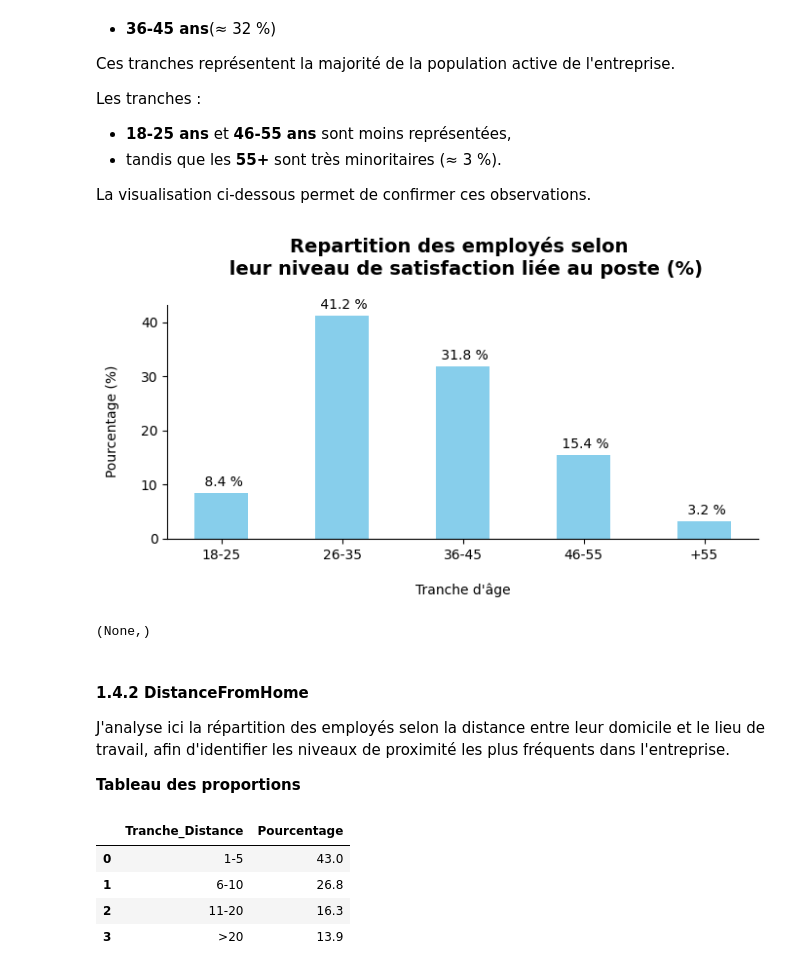
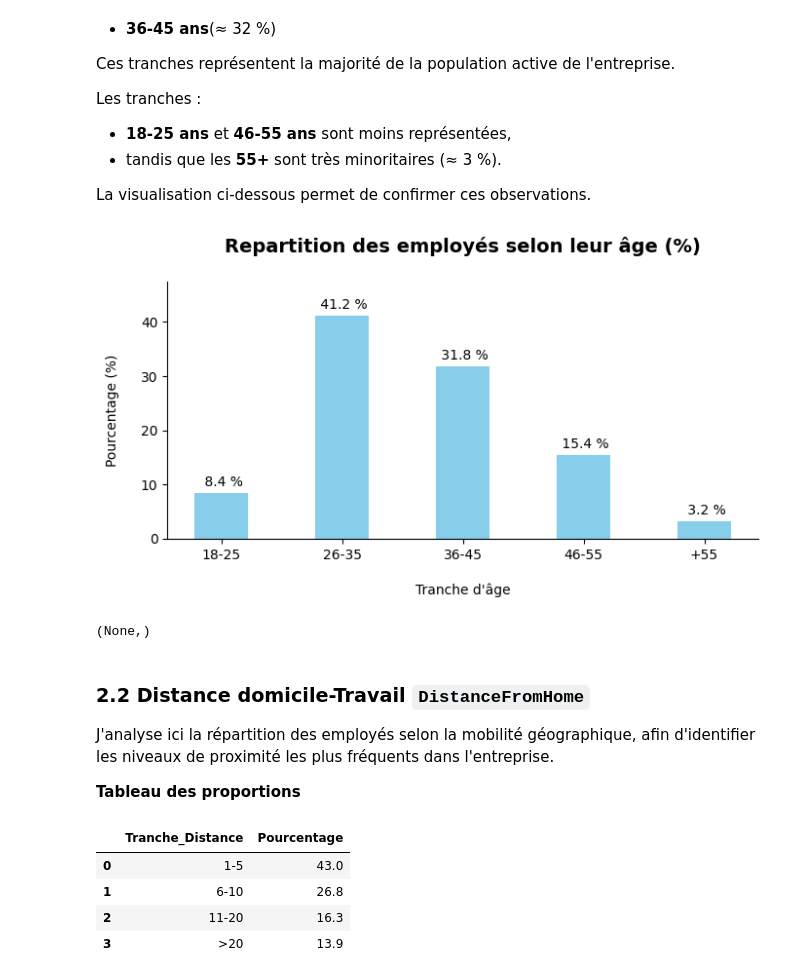
Before and after one commit to Kemuri15/employee-attrition-analysis, a Jupyter notebook: notebooks/03_axe_1_conditions_personnelle.ipynb, the cells around one changed output. Drawn from its saved outputs; the diff is of its cells as text; code cells hidden in the pictures.

```diff
--- a/notebooks/03_axe_1_conditions_personnelle.ipynb
+++ b/notebooks/03_axe_1_conditions_personnelle.ipynb
@@ -274,39 +277,41 @@ La visualisation ci-dessous permet de confirmer ces observations.
 # %%
 # Trier
 age_count = age_count.sort_values("Tranche_Age",ascending=True)
 
 fig , ax = plt.subplots(figsize=(7,4))
 
 ax.spines["top"].set_visible(False)
 ax.spines["right"].set_visible(False)
 
 # Données
 x = np.arange(len(age_count.index))
 y = age_count.Pourcentage
 
 # Bar plot
 bars = ax.bar(x, y, width=0.45, color="skyblue")
 
 # Affiché pourcentage
 ax.bar_label(bars, labels=[f"{v : .1f} %" for v in y], padding=3)
 
 # Axes et labels
 ax.set_xticks(x)
 ax.set_xticklabels(age_count["Tranche_Age"])
 
+ax.set_ylim(0, max(y) * 1.15)
+
 ax.set_xlabel("\nTranche d'âge")
 ax.set_ylabel("Pourcentage (%)\n")
-ax.set_title("Repartition des employés selon \n leur niveau de satisfaction liée au poste (%)\n ", fontsize=14, fontweight="bold")
+ax.set_title("Repartition des employés selon leur âge (%)\n ", fontsize=14, fontweight="bold")
 
 fig.tight_layout()
 plt.show(),
 # %% [output]
-[figure, old version]
+[figure, new version]
 (None,)
 # %% [markdown]
-#### 1.4.2 DistanceFromHome
+### 2.2 Distance domicile-Travail `DistanceFromHome`
 
-J'analyse ici la répartition des employés selon la distance entre leur domicile et le lieu de travail, afin d'identifier les niveaux de proximité les plus fréquents dans l'entreprise.
+J'analyse ici la répartition des employés selon la mobilité géographique, afin d'identifier les niveaux de proximité les plus fréquents dans l'entreprise.
 
 **Tableau des proportions**
 # %%
```
Also changed, not shown: parts of 30 cells of this notebook, 4 other files.
